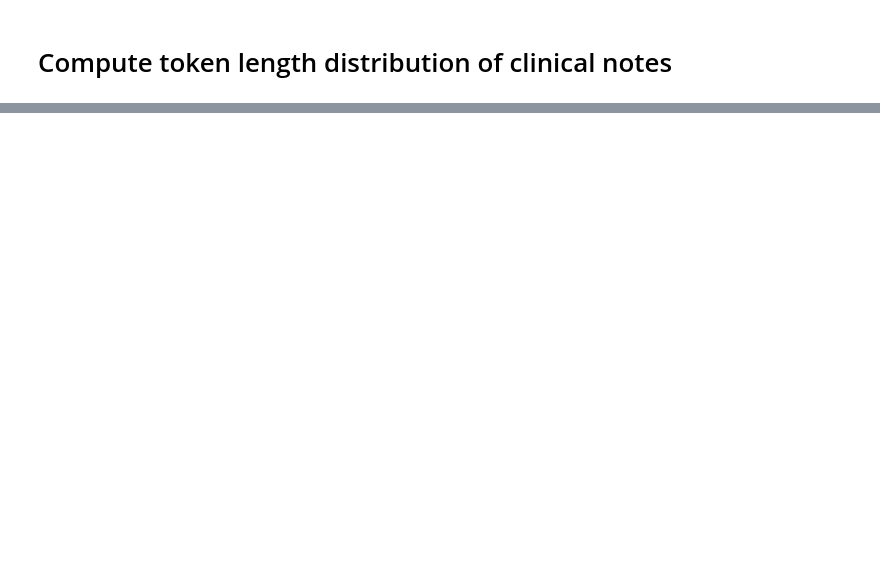
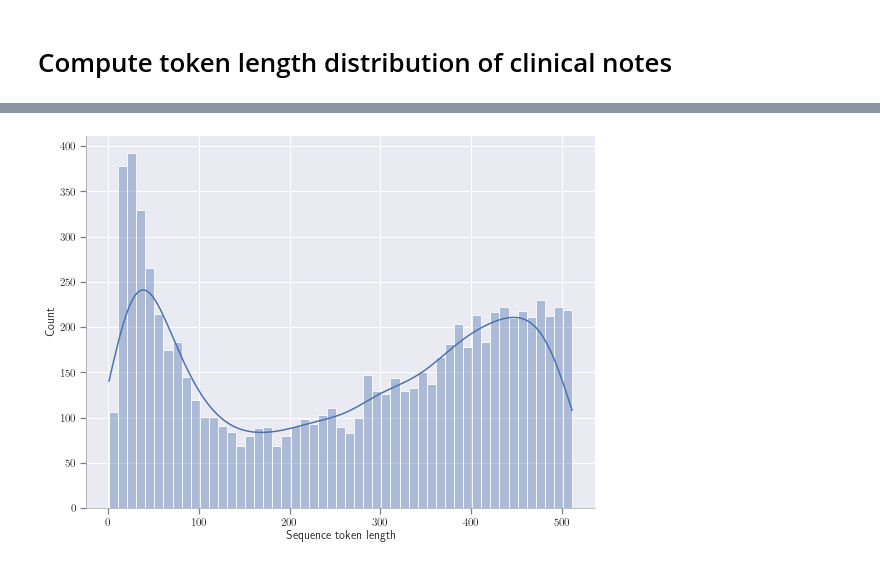
Before and after one commit to jplasser/CNEP, a Jupyter notebook: src/notebooks/compute_token_distribution_clinical_notes.ipynb, the cells around one changed output, grey strips where cells are left out. Saved outputs shown, nothing was run; the diff lists cells and outputs as text; code cells hidden in the pictures; blank space fills up the shorter version.

```diff
--- a/src/notebooks/compute_token_distribution_clinical_notes.ipynb
+++ b/src/notebooks/compute_token_distribution_clinical_notes.ipynb
@@ -91,0 +193,12 @@ plt.show()
+# %%
+limitx = 512
+latexify()
+sns.set(rc = {'figure.figsize':(8,6)})
+#sns.set(font_scale=1.2)
+fig, ax = plt.subplots()
+sns.histplot(data=df[df['Sequence token length'].between(0,limitx, inclusive='left')], x="Sequence token length", binwidth=10, alpha=0.4, kde=True)
+plt.tight_layout()
+format_axes(ax)
+plt.savefig(f"sequence_token_length_distribution_{limitx}.pdf")
+# %% [output]
+[figure, added]
```
Also changed, not shown: parts of 16 cells of this notebook, 15 other files.
